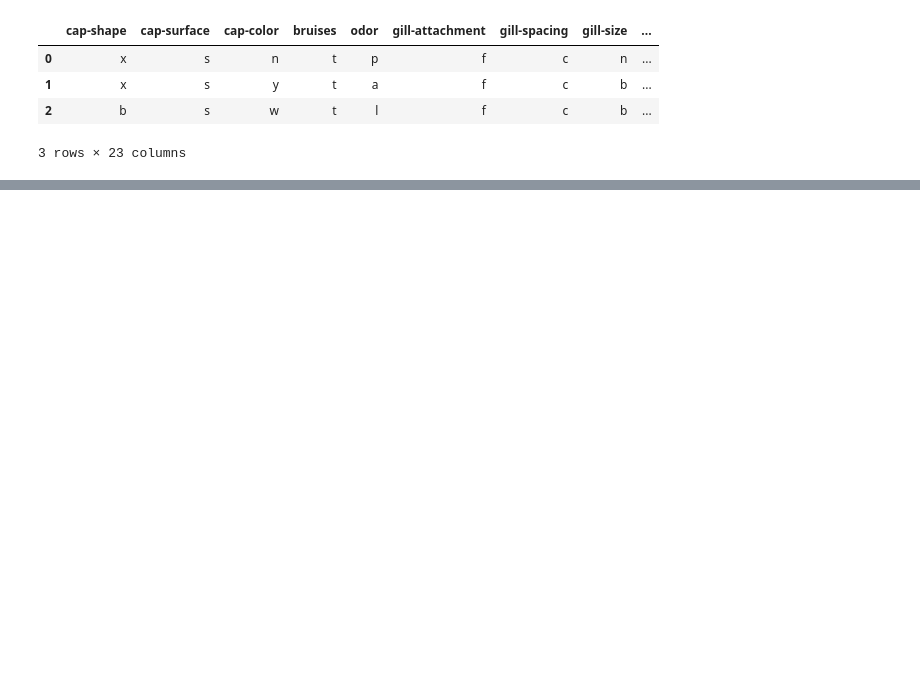
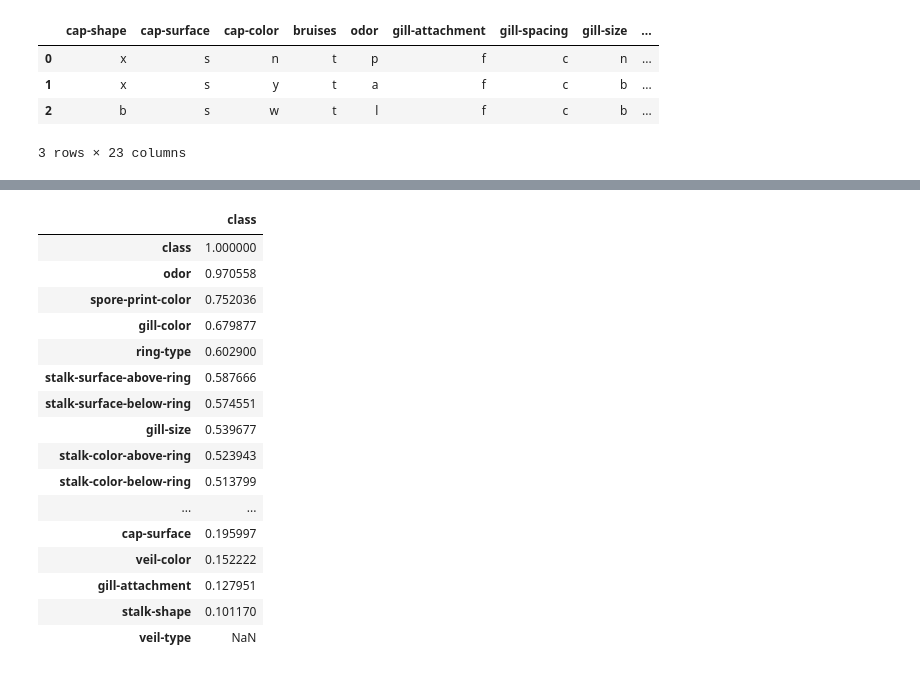
Before and after one commit to flima3/ufrn-imd3002-aprendizado-de-maquina-supervisionado, a Jupyter notebook: poisonous-mushrooms/notebooks/eda.ipynb, the cells around one changed output, grey strips where cells are left out. Saved outputs shown, nothing was run; the diff lists cells and outputs as text; code cells hidden in the pictures; blank space fills up the shorter version.

```diff
--- a/poisonous-mushrooms/notebooks/eda.ipynb
+++ b/poisonous-mushrooms/notebooks/eda.ipynb
@@ -95,0 +124,22 @@ df = df.drop(columns=['stalk-root'])
+# %%
+# Variáveis mais correlacionadas com o target
+class_correlations = cramers_v_matrix[['class']].sort_values(by='class', ascending=False)
+display(class_correlations)
+# %% [output]
+|  | class |
+| class | 1.000000 |
+| odor | 0.970558 |
+| spore-print-color | 0.752036 |
+| gill-color | 0.679877 |
+| ring-type | 0.602900 |
+| stalk-surface-above-ring | 0.587666 |
+| stalk-surface-below-ring | 0.574551 |
+| gill-size | 0.539677 |
+| stalk-color-above-ring | 0.523943 |
+| stalk-color-below-ring | 0.513799 |
+| ... | ... |
+| cap-surface | 0.195997 |
+| veil-color | 0.152222 |
+| gill-attachment | 0.127951 |
+| stalk-shape | 0.101170 |
+| veil-type | NaN |
```
Also changed, not shown: parts of 12 cells of this notebook, 4 other files.
